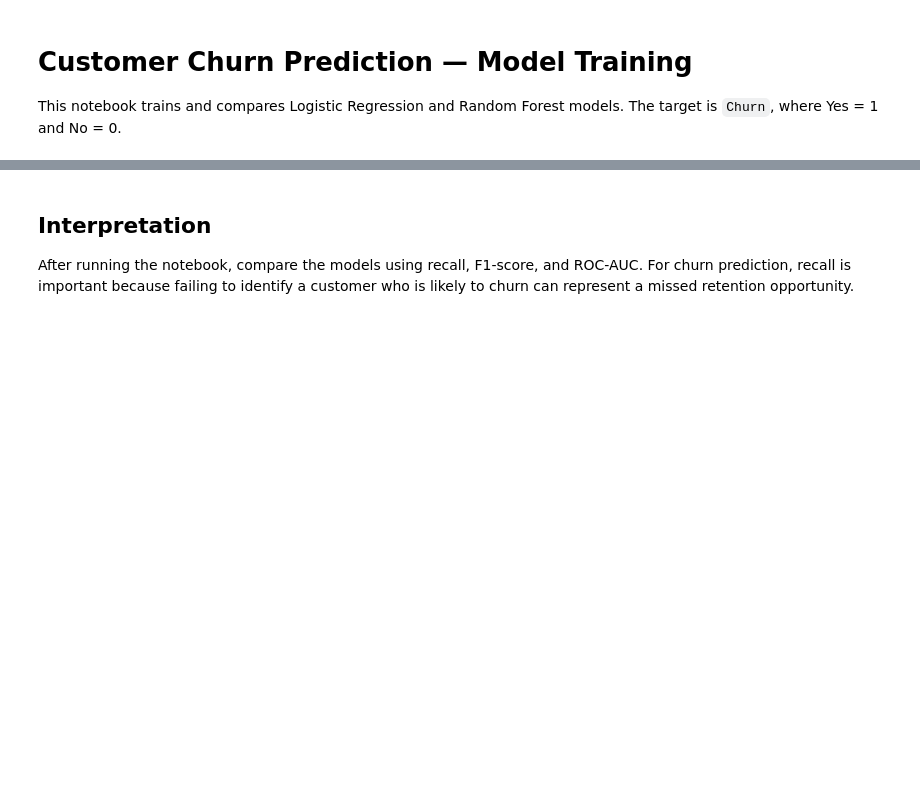
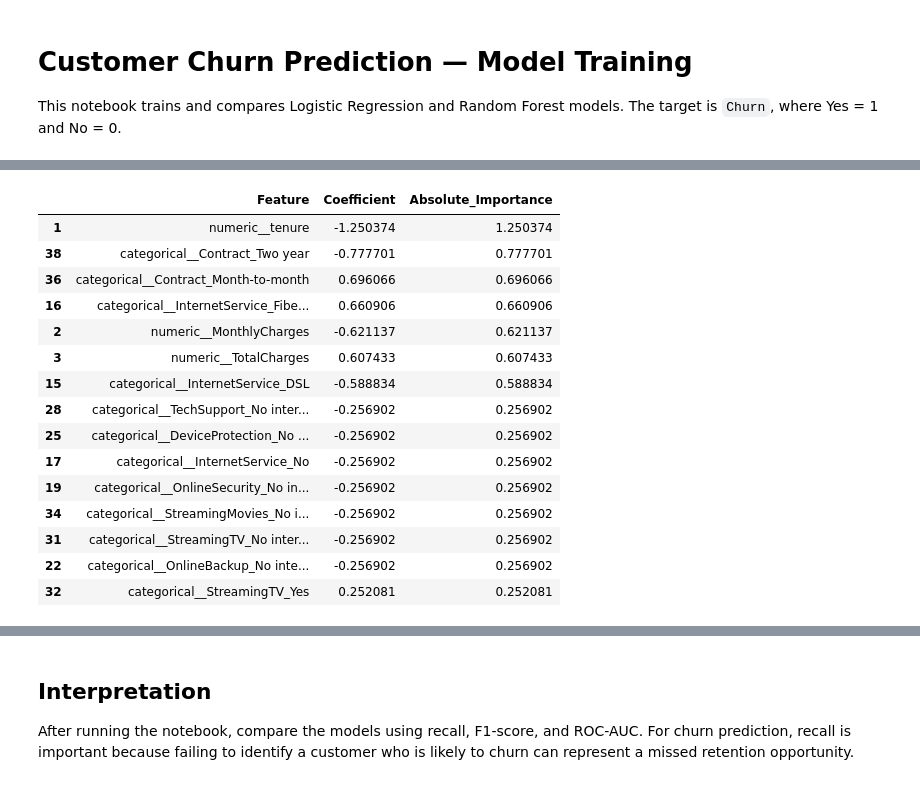
Before and after one commit to Hadi-Saeed-2006/customer-churn-prediction, a Jupyter notebook: notebooks/02_model_training.ipynb, the cells around one changed output, grey strips where cells are left out. Drawn from its saved outputs; the diff is of its cells as text; code cells hidden in the pictures; blank space fills up the shorter version.

```diff
--- a/notebooks/02_model_training.ipynb
+++ b/notebooks/02_model_training.ipynb
@@ -51,0 +449,19 @@ for name, estimator in models.items():
+# %%
+feature_importance.head(15)
+# %% [output]
+|  | Feature | Coefficient | Absolute_Importance |
+| 1 | numeric__tenure | -1.250374 | 1.250374 |
+| 38 | categorical__Contract_Two year | -0.777701 | 0.777701 |
+| 36 | categorical__Contract_Month-to-month | 0.696066 | 0.696066 |
+| 16 | categorical__InternetService_Fibe... | 0.660906 | 0.660906 |
+| 2 | numeric__MonthlyCharges | -0.621137 | 0.621137 |
+| 3 | numeric__TotalCharges | 0.607433 | 0.607433 |
+| 15 | categorical__InternetService_DSL | -0.588834 | 0.588834 |
+| 28 | categorical__TechSupport_No inter... | -0.256902 | 0.256902 |
+| 25 | categorical__DeviceProtection_No ... | -0.256902 | 0.256902 |
+| 17 | categorical__InternetService_No | -0.256902 | 0.256902 |
+| 19 | categorical__OnlineSecurity_No in... | -0.256902 | 0.256902 |
+| 34 | categorical__StreamingMovies_No i... | -0.256902 | 0.256902 |
+| 31 | categorical__StreamingTV_No inter... | -0.256902 | 0.256902 |
+| 22 | categorical__OnlineBackup_No inte... | -0.256902 | 0.256902 |
+| 32 | categorical__StreamingTV_Yes | 0.252081 | 0.252081 |
```
Also changed, not shown: parts of 30 cells of this notebook.
